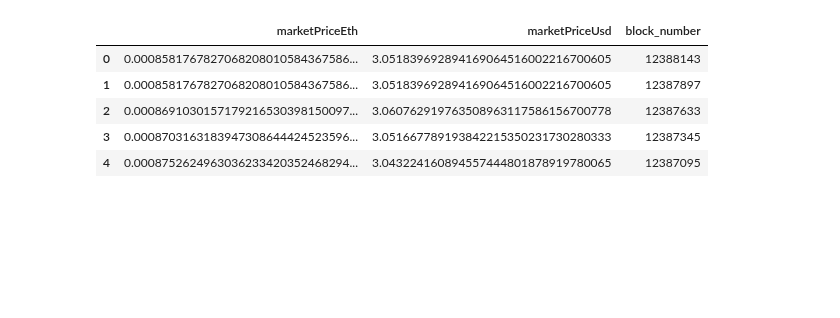
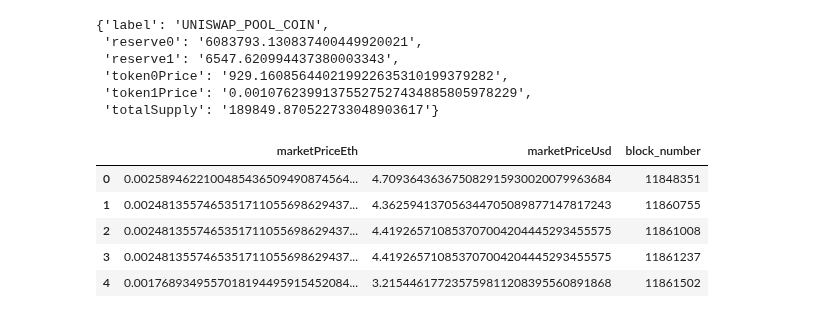
Before and after one commit to reflexer-labs/reflexer-digital-twin, a Jupyter notebook: data/data_acquisition.ipynb, the cells around one changed output. Drawn from its saved outputs; the diff is of its cells as text; code cells hidden in the pictures; blank space fills up the shorter version.

```diff
--- a/data/data_acquisition.ipynb
+++ b/data/data_acquisition.ipynb
@@ -100,14 +82,15 @@ sql = """
 SELECT
 *
 FROM `blockchain-etl.ethereum_rai.OSM_event_UpdateResult`
-ORDER By block_timestamp DESC
+WHERE block_number < 12371493
+ORDER By block_timestamp ASC
 
 """
 
-eth_price_OSM = client.query(sql).to_dataframe()
-eth_price_OSM['ETH Price (OSM)'] = eth_price_OSM['newMedian'].astype(float)/constant
+eth_price_OSM_old = client.query(sql).to_dataframe()
+eth_price_OSM_old['ETH Price (OSM)'] = eth_price_OSM_old['newMedian'].astype(float)/constant
 # subset
-eth_price_OSM = eth_price_OSM[['block_number','ETH Price (OSM)']]
+eth_price_OSM_old = eth_price_OSM_old[['block_number','ETH Price (OSM)','block_timestamp']]
 
-eth_price_OSM.head()
+eth_price_OSM_old.head()
 # %% [output]
@@ -119,0 +112,2 @@ eth_price_OSM.head()
+# %%
+eth_price = eth_price_OSM_old.append(eth_price_OSM)
@@ -120 +130,3 @@ eth_price_OSM.head()
+# %%
+blocknumbers = eth_price.block_number.values.tolist()
 # %%
@@ -158,8 +216,6 @@ eth_price_OSM.head()
 # %%
-blocknumbers = eth_price_OSM.block_number.values.tolist()
-
 state = []
-for i in blocknumbers[:-5]:
+for i in blocknumbers:
     query = '''
     {
       systemState(block: {number:%s},id:"current") {
@@ -204,8 +260,9 @@ for i in blocknumbers[:-5]:
 
 systemState = pd.DataFrame(state)
 
-systemState['block_number'] = blocknumbers[:-5]
+systemState['block_number'] = blocknumbers
 
+systemState = systemState[1:]
 
 systemState.head()
 # %% [output]
@@ -254,3 +285,12 @@ systemState.coinUniswapPair.values[-100:-99][0]
+# %%
+systemState.coinUniswapPair.values[-1]
+# %% [output]
+{'label': 'UNISWAP_POOL_COIN',
+ 'reserve0': '6083793.130837400449920021',
+ 'reserve1': '6547.620994437380003343',
+ 'token0Price': '929.160856440219922635310199379282',
+ 'token1Price': '0.00107623991375527527434885805978229',
+ 'totalSupply': '189849.870522733048903617'}
 # %%
 systemState['RedemptionRateAnnualizedRate'] = systemState.currentRedemptionRate.apply(lambda x: x['annualizedRate'])
 systemState['RedemptionRateHourlyRate'] = systemState.currentRedemptionRate.apply(lambda x: x['hourlyRate'])
@@ -279,29 +314,29 @@ systemState = systemState[['debtAvailableToSettle','globalDebt',
 # %%
 hourly = []
-for i in blocknumbers[1:-5]:
+for i in blocknumbers:
     query = '''
     {
       hourlyStats(where: {blockNumber_gt: %s}) {
         marketPriceUsd # price of COIN in USD (uni pool price * ETH median price)
         marketPriceEth # Price of COIN in ETH (uni pool price)
       }
     }
     ''' % i
     r = requests.post(url, json = {'query':query})
     s = json.loads(r.content)['data']['hourlyStats'][0]
     hourly.append(s)
 
 hourlyStats = pd.DataFrame(hourly)
 
-hourlyStats['block_number'] = blocknumbers[1:-5]
+hourlyStats['block_number'] = blocknumbers
 
 hourlyStats.head()
 # %% [output]
 |  | marketPriceEth | marketPriceUsd | block_number |
-| 0 | 0.0008581767827068208010584367586... | 3.051839692894169064516002216700605 | 12388143 |
-| 1 | 0.0008581767827068208010584367586... | 3.051839692894169064516002216700605 | 12387897 |
-| 2 | 0.0008691030157179216530398150097... | 3.060762919763508963117586156700778 | 12387633 |
-| 3 | 0.0008703163183947308644424523596... | 3.051667789193842215350231730280333 | 12387345 |
-| 4 | 0.0008752624963036233420352468294... | 3.043224160894557444801878919780065 | 12387095 |
+| 0 | 0.0025894622100485436509490874564... | 4.709364363675082915930020079963684 | 11848351 |
+| 1 | 0.0024813557465351711055698629437... | 4.362594137056344705089877147817243 | 11860755 |
+| 2 | 0.0024813557465351711055698629437... | 4.419265710853707004204445293455575 | 11861008 |
+| 3 | 0.0024813557465351711055698629437... | 4.419265710853707004204445293455575 | 11861237 |
+| 4 | 0.0017689349557018194495915452084... | 3.215446177235759811208395560891868 | 11861502 |
 # %%
 safehistories = []
```
Also changed, not shown: parts of 21 cells of this notebook, 4 other files.
